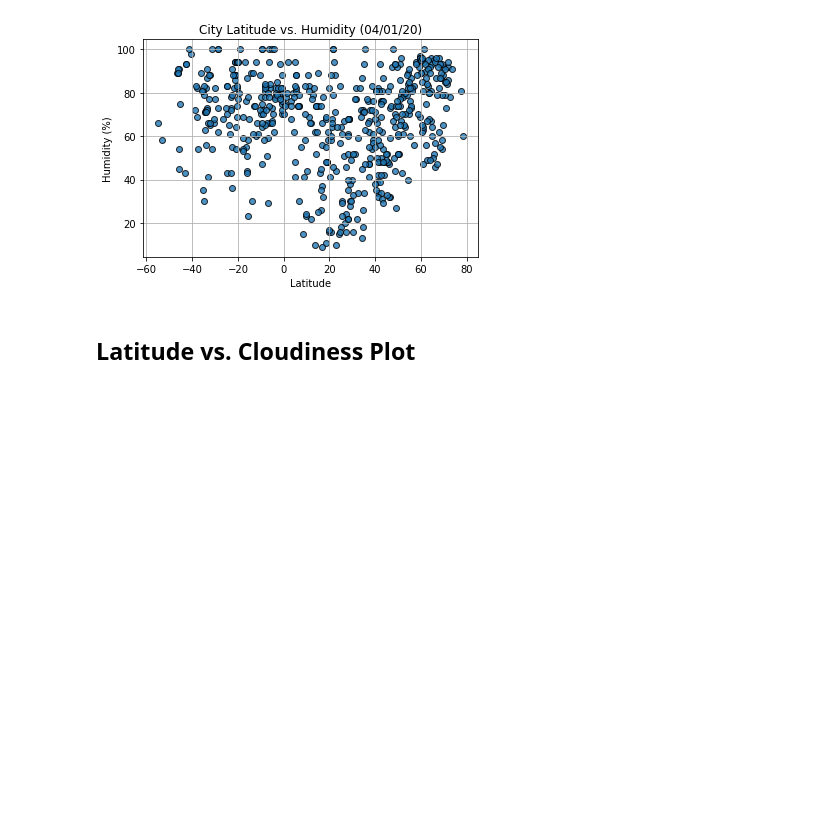
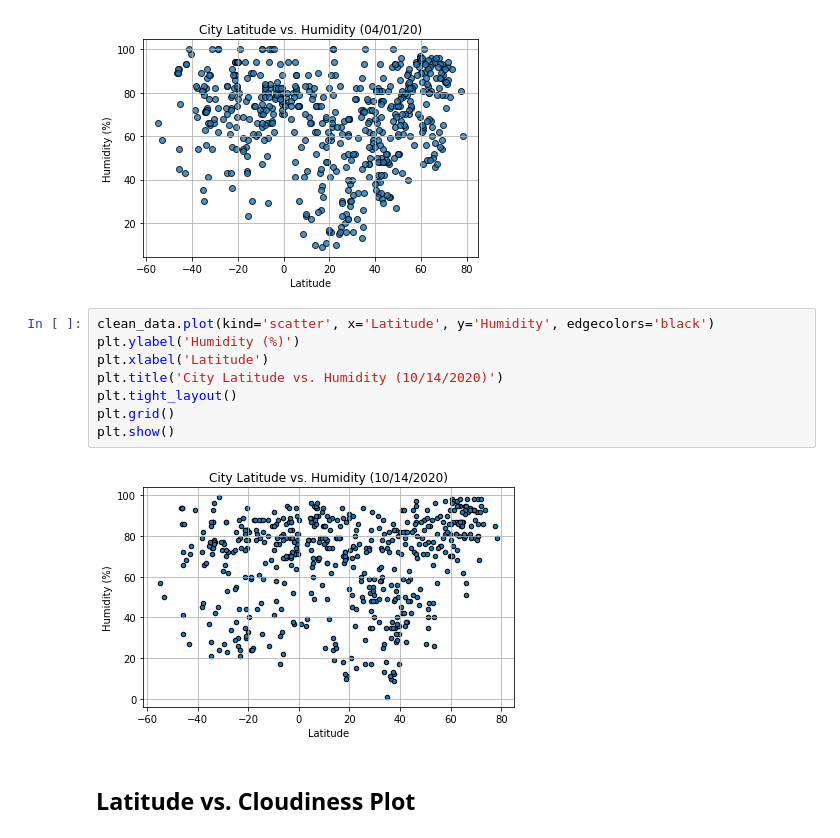
Before and after one commit to Shayoconnell7/python-api-challenge, a Jupyter notebook: WeatherPy/WeatherPy.ipynb, the cells around one changed output. Saved outputs shown, nothing was run; the diff lists cells and outputs as text; blank space fills up the shorter version.

Commit message:
created two more scatter plots

```diff
--- a/WeatherPy/WeatherPy.ipynb
+++ b/WeatherPy/WeatherPy.ipynb
@@ -241,6 +241,16 @@ plt.show()
 # %%
 # %% [output]
 [figure]
+# %%
+clean_data.plot(kind='scatter', x='Latitude', y='Humidity', edgecolors='black')
+plt.ylabel('Humidity (%)')
+plt.xlabel('Latitude')
+plt.title('City Latitude vs. Humidity (10/14/2020)')
+plt.tight_layout()
+plt.grid()
+plt.show()
+# %% [output]
+[figure, added]
 # %% [markdown]
 ## Latitude vs. Cloudiness Plot
 # %%
```
Also changed, not shown: parts of 1 cell of this notebook.
